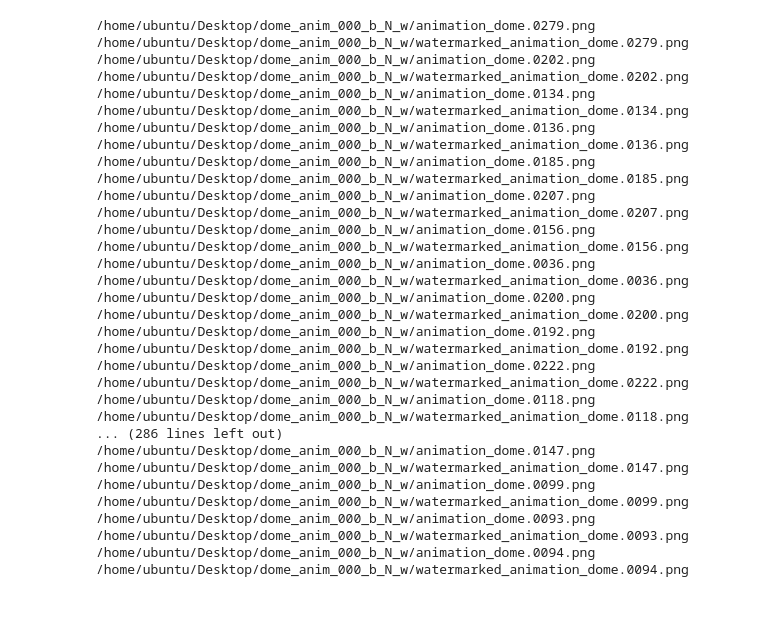
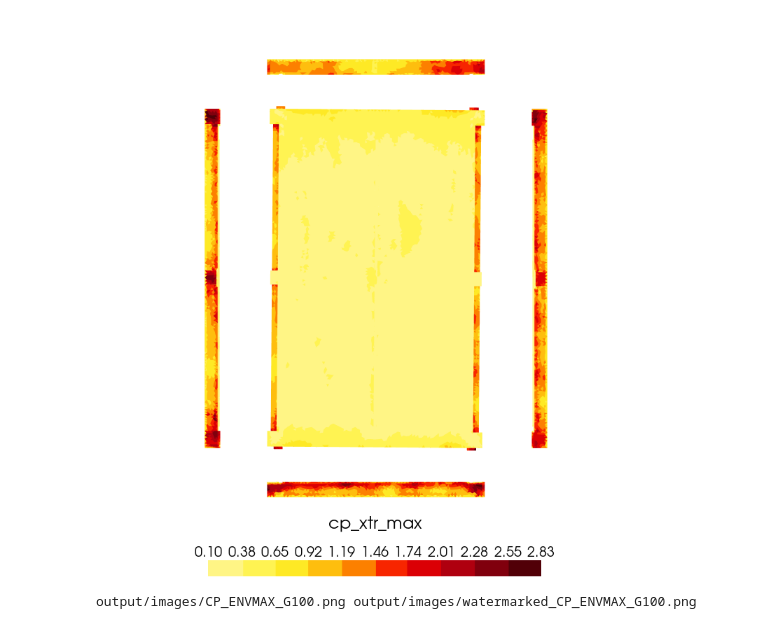
Before and after one commit to AeroSim-CFD/cfdmod, a Jupyter notebook: notebooks/snapshot_recursive.ipynb, the cells around one changed output. Drawn from its saved outputs; the diff is of its cells as text; code cells hidden in the pictures.

```diff
--- a/notebooks/snapshot_recursive.ipynb
+++ b/notebooks/snapshot_recursive.ipynb
@@ -1,42 +1,41 @@
 # %%
 import pathlib
 
 from cfdmod.use_cases.snapshot.camera import take_snapshot
 from cfdmod.use_cases.snapshot.config import SnapshotConfig
 from cfdmod.use_cases.snapshot.process_image import process_image
 from cfdmod.utils import create_folder_path
 import warnings
 
-project_path = pathlib.Path(
-    "/home/ubuntu/Documentos/Repositories/insight/Docker/local/volume/PrologisCajamar4_final"
-)
+files_path = pathlib.Path("./fixtures/tests/snapshot")
 
-for block_lbl in ["G100", "G200", "G300"]:
-    cfg_path = project_path / block_lbl / "configs" / "snapshot_params.yaml"
-    cfg = SnapshotConfig.from_file(cfg_path)
+cfg_path = files_path / "snapshot_params.yaml"
+cfg = SnapshotConfig.from_file(cfg_path)
 
-    output_path = project_path / block_lbl / "images"
-    create_folder_path(output_path)
+output_path = pathlib.Path("./output/images")
+create_folder_path(output_path)
 
-    for polydata_cfg in cfg.polydata:
-        vtp_path = pathlib.Path(polydata_cfg.file_path)
+for polydata_cfg in cfg.polydata:
+    vtp_path = pathlib.Path(polydata_cfg.file_path)
 
-        for image_cfg in polydata_cfg.images:
-            with warnings.catch_warnings():
-                warnings.simplefilter("ignore")
-                take_snapshot(
-                    scalar_name=image_cfg.scalar_label,
-                    file_path=vtp_path,
-                    output_path=output_path / f"{image_cfg.image_label}.png",
-                    colormap_params=cfg.colormap,
-                    projection_params=cfg.projection,
-                    camera_params=cfg.camera,
-                )
-            process_image(
-                image_path=output_path / f"{image_cfg.image_label}.png",
+    for image_cfg in polydata_cfg.images:
+        with warnings.catch_warnings():
+            warnings.simplefilter("ignore")
+            take_snapshot(
+                scalar_name=image_cfg.scalar_label,
+                file_path=vtp_path,
                 output_path=output_path / f"{image_cfg.image_label}.png",
-                crop_cfg=cfg.camera.crop,
+                colormap_params=cfg.colormap,
+                projection_params=cfg.projection,
+                camera_params=cfg.camera,
             )
+        process_image(
+            image_path=output_path / f"{image_cfg.image_label}.png",
+            output_path=output_path / f"{image_cfg.image_label}.png",
+            crop_cfg=cfg.camera.crop,
+        )
+# %% [output]
+[figure, added]
 # %%
 import PIL
 from PIL import Image
@@ -58,14 +57,14 @@ def paste_watermark(main_image: Image, watermark_image: Image):
         watermark_image,
     )
 
-images_path = pathlib.Path("/home/ubuntu/Desktop/dome_anim_000_b_N_w")
-watermark_path = pathlib.Path("/home/ubuntu/Desktop/Logo_dark.png")
+images_path = output_path
+watermark_path = pathlib.Path("./fixtures/tests/snapshot/dark_logo.png")
 
 watermark_img = Image.open(watermark_path)
 w_size = (int(s * 0.2) for s in watermark_img.size)
 watermark_img = watermark_img.resize(w_size)
 
-image_prefix = "animation_dome"
+image_prefix = ""
 
 files_list = [f for f in images_path.iterdir() if f.is_file()]
 files_list = [f for f in files_list if f.name.startswith(image_prefix)]
@@ -76,20 +75,4 @@ for file in files_list:
     t_img.save(file.parent / ("watermarked_" + file.name))
     print(file, file.parent / ("watermarked_" + file.name))
 # %% [output]
-/home/ubuntu/Desktop/dome_anim_000_b_N_w/animation_dome.0279.png /home/ubuntu/Desktop/dome_anim_000_b_N_w/watermarked_animation_dome.0279.png
-/home/ubuntu/Desktop/dome_anim_000_b_N_w/animation_dome.0202.png /home/ubuntu/Desktop/dome_anim_000_b_N_w/watermarked_animation_dome.0202.png
-/home/ubuntu/Desktop/dome_anim_000_b_N_w/animation_dome.0134.png /home/ubuntu/Desktop/dome_anim_000_b_N_w/watermarked_animation_dome.0134.png
-/home/ubuntu/Desktop/dome_anim_000_b_N_w/animation_dome.0136.png /home/ubuntu/Desktop/dome_anim_000_b_N_w/watermarked_animation_dome.0136.png
-/home/ubuntu/Desktop/dome_anim_000_b_N_w/animation_dome.0185.png /home/ubuntu/Desktop/dome_anim_000_b_N_w/watermarked_animation_dome.0185.png
-/home/ubuntu/Desktop/dome_anim_000_b_N_w/animation_dome.0207.png /home/ubuntu/Desktop/dome_anim_000_b_N_w/watermarked_animation_dome.0207.png
-/home/ubuntu/Desktop/dome_anim_000_b_N_w/animation_dome.0156.png /home/ubuntu/Desktop/dome_anim_000_b_N_w/watermarked_animation_dome.0156.png
-/home/ubuntu/Desktop/dome_anim_000_b_N_w/animation_dome.0036.png /home/ubuntu/Desktop/dome_anim_000_b_N_w/watermarked_animation_dome.0036.png
-/home/ubuntu/Desktop/dome_anim_000_b_N_w/animation_dome.0200.png /home/ubuntu/Desktop/dome_anim_000_b_N_w/watermarked_animation_dome.0200.png
-/home/ubuntu/Desktop/dome_anim_000_b_N_w/animation_dome.0192.png /home/ubuntu/Desktop/dome_anim_000_b_N_w/watermarked_animation_dome.0192.png
-/home/ubuntu/Desktop/dome_anim_000_b_N_w/animation_dome.0222.png /home/ubuntu/Desktop/dome_anim_000_b_N_w/watermarked_animation_dome.0222.png
-/home/ubuntu/Desktop/dome_anim_000_b_N_w/animation_dome.0118.png /home/ubuntu/Desktop/dome_anim_000_b_N_w/watermarked_animation_dome.0118.png
-... (286 lines left out)
-/home/ubuntu/Desktop/dome_anim_000_b_N_w/animation_dome.0147.png /home/ubuntu/Desktop/dome_anim_000_b_N_w/watermarked_animation_dome.0147.png
-/home/ubuntu/Desktop/dome_anim_000_b_N_w/animation_dome.0099.png /home/ubuntu/Desktop/dome_anim_000_b_N_w/watermarked_animation_dome.0099.png
-/home/ubuntu/Desktop/dome_anim_000_b_N_w/animation_dome.0093.png /home/ubuntu/Desktop/dome_anim_000_b_N_w/watermarked_animation_dome.0093.png
-/home/ubuntu/Desktop/dome_anim_000_b_N_w/animation_dome.0094.png /home/ubuntu/Desktop/dome_anim_000_b_N_w/watermarked_animation_dome.0094.png
+output/images/CP_ENVMAX_G100.png output/images/watermarked_CP_ENVMAX_G100.png
```
Also changed, not shown: 4 other files.
